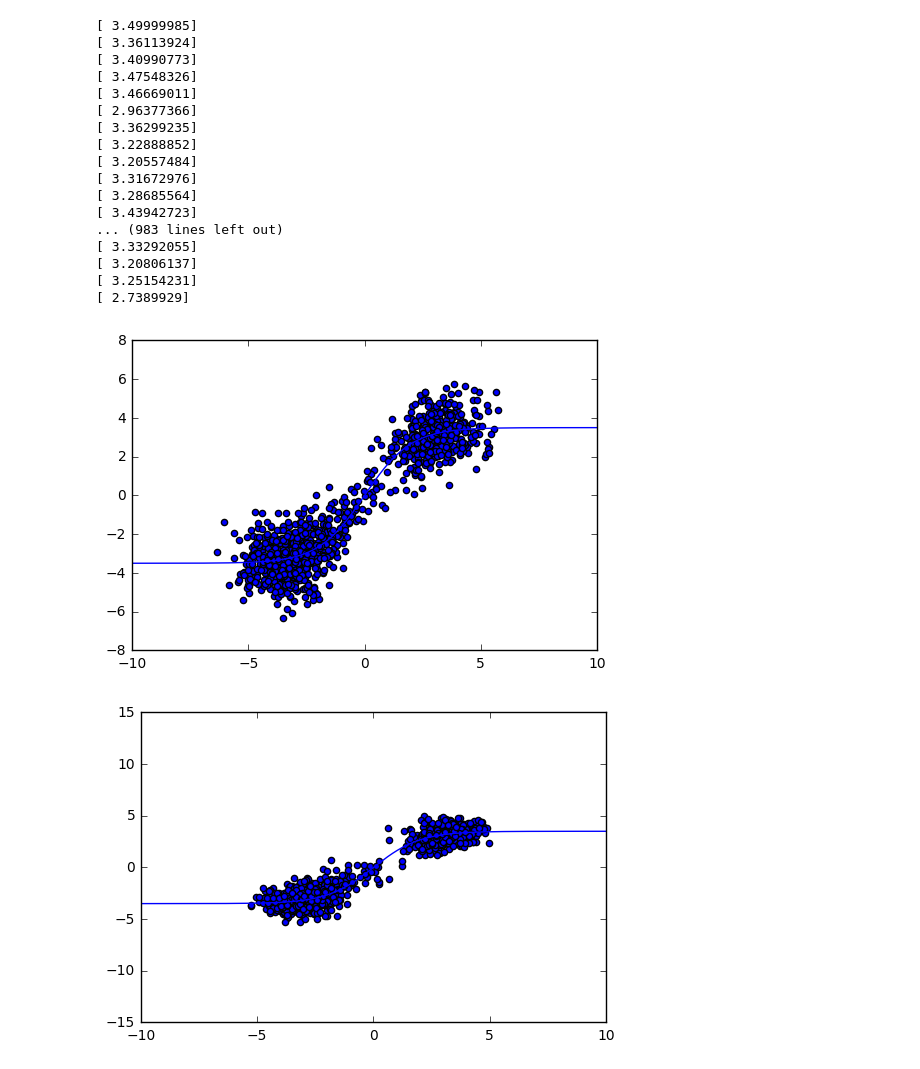
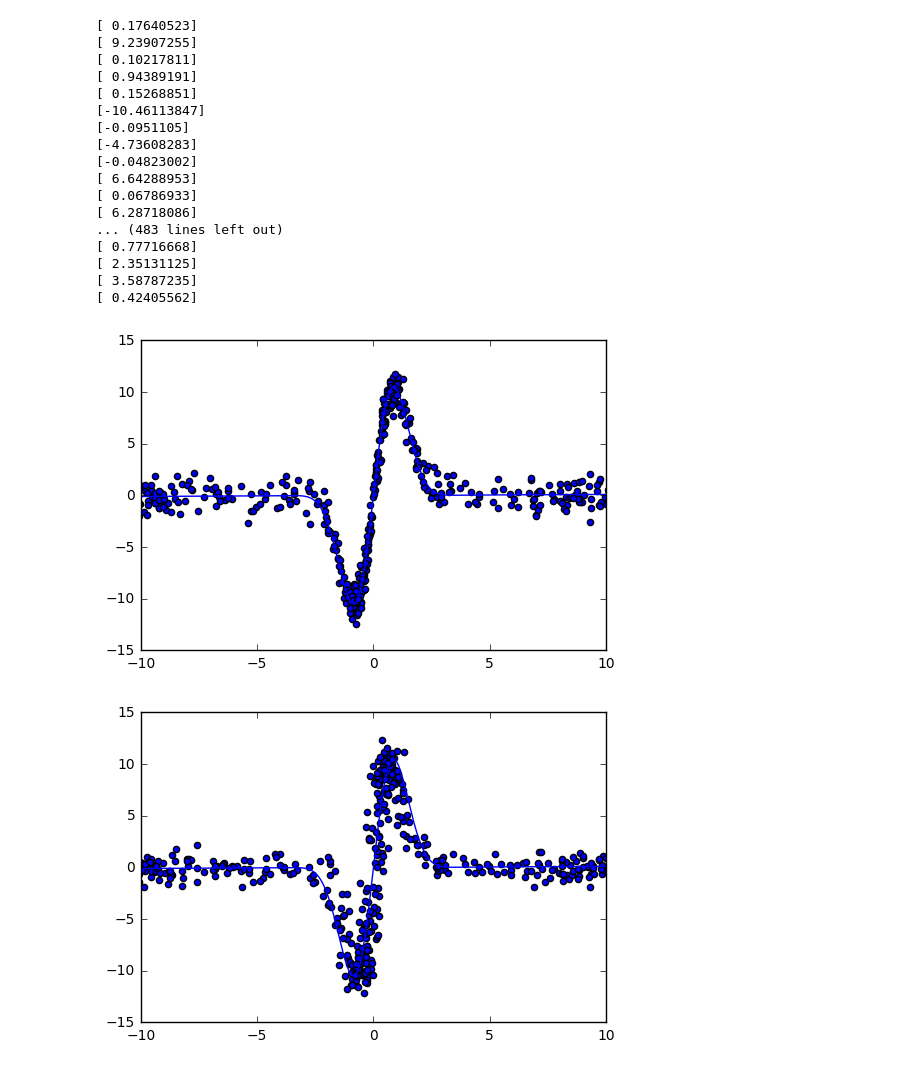
Before and after one commit to VincentBt/Projet-PGM, a Jupyter notebook: FunctionApprox.ipynb, the cells around one changed output. Cells and saved outputs as stored; diff of their text form; code cells hidden in the pictures.

```diff
--- a/FunctionApprox.ipynb
+++ b/FunctionApprox.ipynb
@@ -29,7 +29,7 @@ def partial_derivative(f,input):
 # %%
 #Create the model
 
-T = 1000
+T = 500
 np.random.seed(0)
 
 
@@ -41,12 +41,12 @@ f = lambda k,x_k: 0.01*x_k+20*np.sin(x_k)*np.exp(-x_k**2/2)
 # function 2 : Well
 Q = np.identity(1) * 1
 R = np.identity(1) * 1
-f = lambda k,x_k: 0.9*x_k-50*np.exp(-x_k**2/2)+1
+#f = lambda k,x_k: 0.9*x_k-50*np.exp(-x_k**2/2)+1
 
 # function 3 : Sigmoid
 Q = np.identity(1) * 1
 R = np.identity(1) * 1
-f = lambda k,x_k:7*(1/(1+np.exp(-x_k))-0.5)
+#f = lambda k,x_k:7*(1/(1+np.exp(-x_k))-0.5)
 
 absc = np.linspace(-10,10,1000)
 ordo = f(1,absc)
@@ -56,8 +56,9 @@ plt.plot(absc,ordo)
 plt.plot(absc,absc)
 plt.show()
 
+C=3
 
-h = lambda k,x_k: (1 + 1/(k+1))*x_k
+h = lambda k,x_k: C*x_k
 
 B = np.zeros([1,1])
 D = np.zeros([1,1])
@@ -142,50 +143,50 @@ for i in range(iterations):
     x_f_it[i] = x_f.flatten()
     x_b_it[i] = x_b.flatten()
 
-absc = np.linspace(-10,10,1000)
+absc = np.linspace(-10,10,T)
 ordo = f(1,absc)
 
 plt.figure()
 plt.plot(absc,ordo)
 for i in range(iterations):
     plt.scatter(x_it[i,:-1],x_it[i,1:])
 plt.xlim(-10,10)
 #plt.savefig("graphs/x3.eps",format = "eps")
 
 plt.figure()
 plt.plot(absc,ordo)
 for i in range(iterations):
     plt.scatter(x_f_it[i,:-1],x_f_it[i,1:])
 plt.xlim(-10,10)
 plt.ylim(-15,15)
 
 plt.figure()
 plt.plot(absc,ordo)
 #plt.plot(absc,absc)
 for i in range(iterations):
     plt.scatter(x_b_it[i,:-1],x_b_it[i,1:])
 #plt.savefig("graphs/x3_b.eps",format = "eps")
 plt.xlim(-8,8)
 plt.ylim(-8,8)
 
 plt.show()
 # %% [output]
-[ 3.49999985]
-[ 3.36113924]
-[ 3.40990773]
-[ 3.47548326]
-[ 3.46669011]
-[ 2.96377366]
-[ 3.36299235]
-[ 3.22888852]
-[ 3.20557484]
-[ 3.31672976]
-[ 3.28685564]
-[ 3.43942723]
-... (983 lines left out)
-[ 3.33292055]
-[ 3.20806137]
-[ 3.25154231]
-[ 2.7389929]
+[ 0.17640523]
+[ 9.23907255]
+[ 0.10217811]
+[ 0.94389191]
+[ 0.15268851]
+[-10.46113847]
+[-0.0951105]
+[-4.73608283]
+[-0.04823002]
+[ 6.64288953]
+[ 0.06786933]
+[ 6.28718086]
+... (483 lines left out)
+[ 0.77716668]
+[ 2.35131125]
+[ 3.58787235]
+[ 0.42405562]
-[figure, old version]
+[figure, new version]
-[figure, old version]
+[figure, new version]
```
Also changed, not shown: parts of 5 cells of this notebook.
